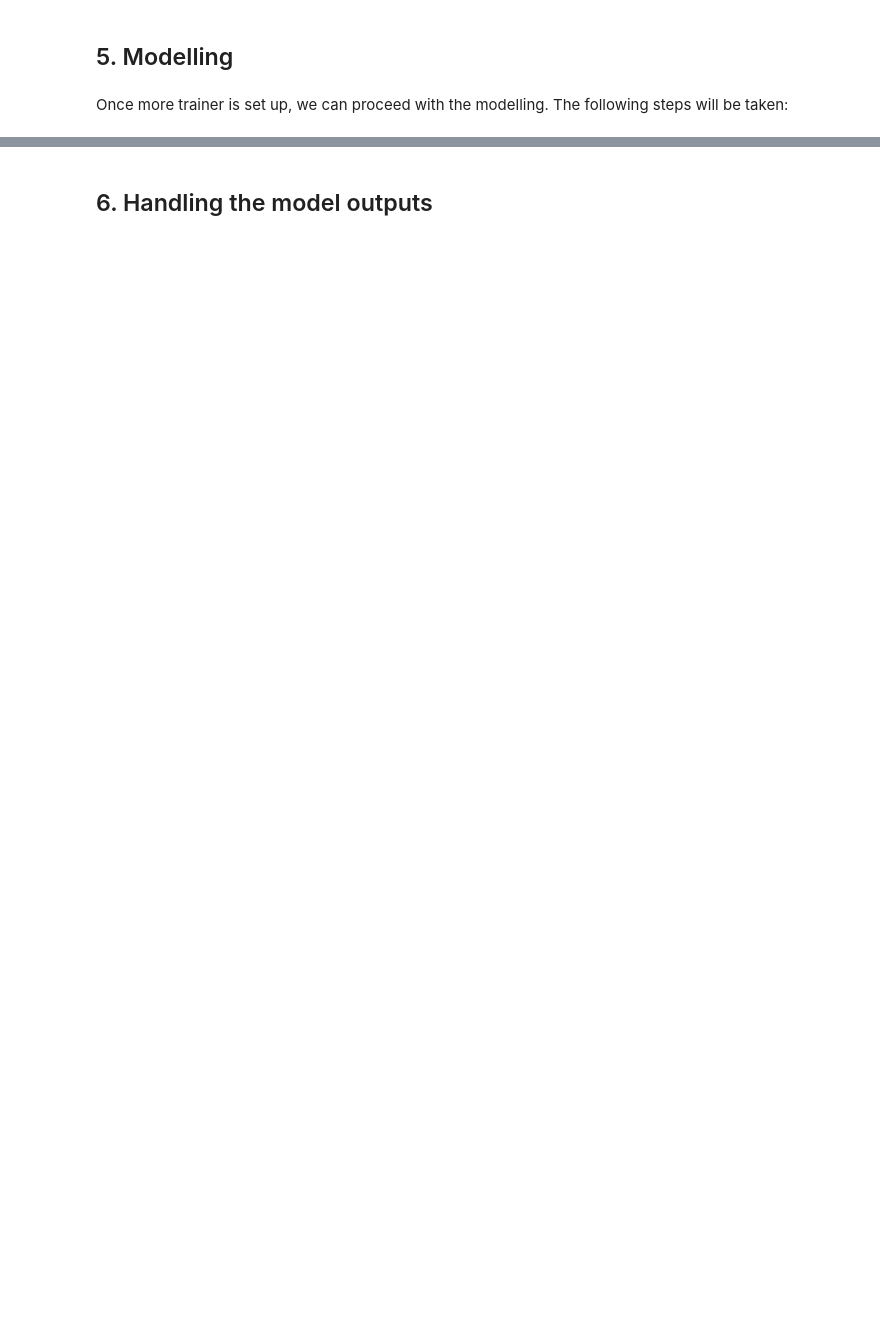
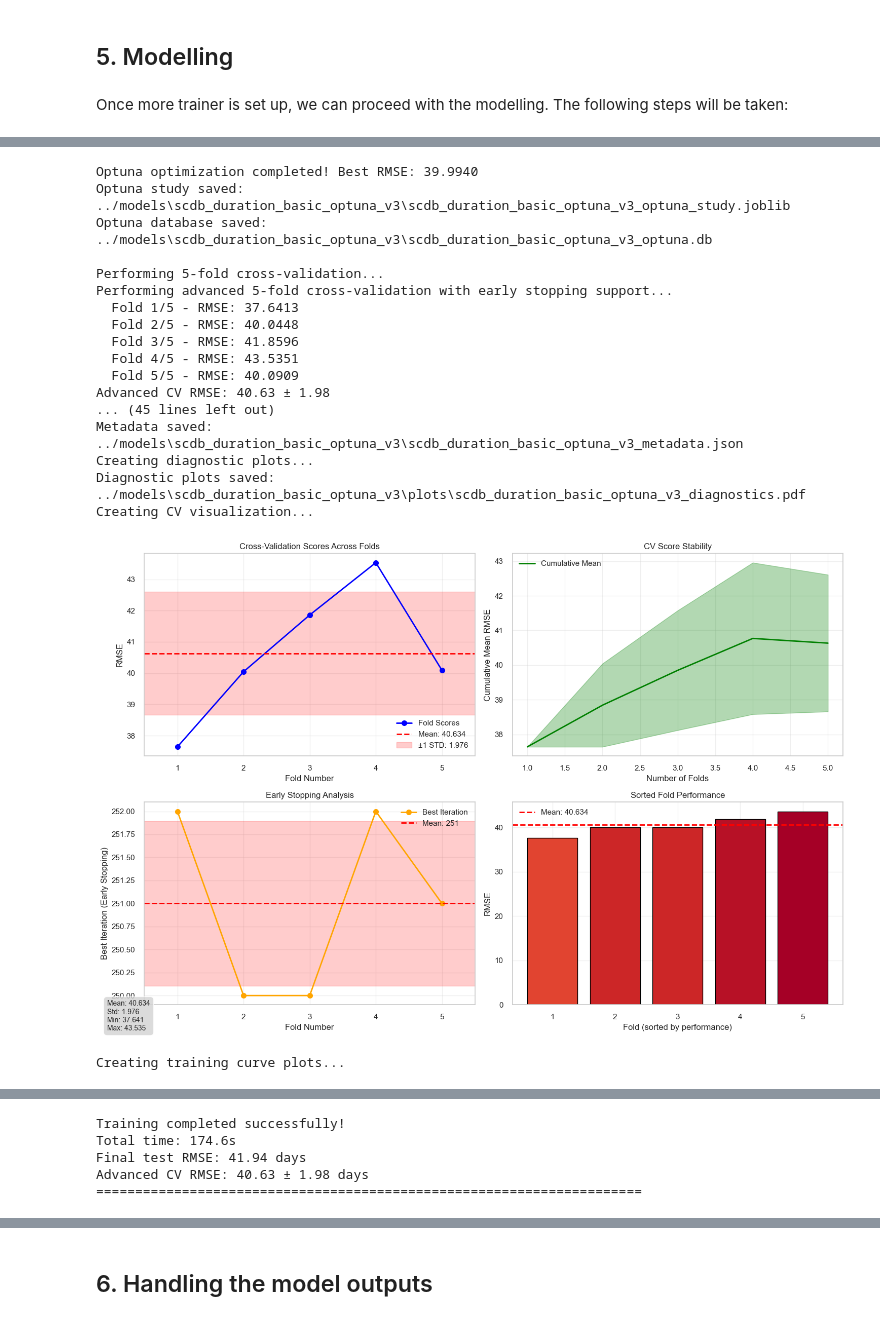
Before and after one commit to MPKuchciak/scdb-case-timing-prediction, a Jupyter notebook: notebooks/003_XGB_XAI.ipynb, the cells around one changed output, grey strips where cells are left out. Saved outputs shown, nothing was run; the diff lists cells and outputs as text; code cells hidden in the pictures; blank space fills up the shorter version.

```diff
--- a/notebooks/003_XGB_XAI.ipynb
+++ b/notebooks/003_XGB_XAI.ipynb
@@ -1595,0 +2000,35 @@ Creating CV visualization...
+# %%
+# More conservative Optuna search space to combat overfitting
+optuna_search_space_regularized = {
+    'n_estimators': {'type': 'int', 'low': 100, 'high': 1000},  # Reduced from 800-4000
+    'learning_rate': {'type': 'float', 'low': 0.01, 'high': 0.1, 'log': True},  # Increased minimum
+    'max_depth': {'type': 'int', 'low': 3, 'high': 8},  # Reduced from 3-14
+    'subsample': {'type': 'float', 'low': 0.5, 'high': 0.8, 'step': 0.05},  # More aggressive subsampling
+    'colsample_bytree': {'type': 'float', 'low': 0.5, 'high': 0.8, 'step': 0.05},  # More aggressive
+    'gamma': {'type': 'float', 'low': 0.1, 'high': 5.0, 'log': True},  # Increased for more pruning
+    'min_child_weight': {'type': 'int', 'low': 5, 'high': 20},  # Increased from 3-15
+    'reg_lambda': {'type': 'float', 'low': 1.0, 'high': 100.0, 'log': True},  # Stronger L2
+    'reg_alpha': {'type': 'float', 'low': 0.1, 'high': 50.0, 'log': True},  # Stronger L1
+}
+# %%
+results_fs_optuna = trainer.train_model(
+    X=current_X, y=current_y,
+    numerical_features=current_num_for_trainer,
+    categorical_features=current_cat_for_trainer,
+    model_name=f'scdb_duration_{set_name_key}_optuna',
+    optimization_method='optuna',
+    optimization_params={
+        'n_trials': 100,
+        'timeout': 1200,
+        'search_space': optuna_search_space_regularized  # Use the regularized space
+    },
+    early_stopping_rounds=100,  # Increase from 50
+    create_plots=True,
+    perform_cv=True,
+    cv_folds=5,
+    advanced_cv=True,
+    plot_cv_results=True,
+    plot_training_curves=True,
+    eval_size=0.2  # Increase validation size
+)
+# %% [output]
@@ -1595,0 +2053,19 @@ Creating CV visualization...
+Optuna optimization completed! Best RMSE: 39.9940
+Optuna study saved: ../models\scdb_duration_basic_optuna_v3\scdb_duration_basic_optuna_v3_optuna_study.joblib
+Optuna database saved: ../models\scdb_duration_basic_optuna_v3\scdb_duration_basic_optuna_v3_optuna.db
+
+Performing 5-fold cross-validation...
+Performing advanced 5-fold cross-validation with early stopping support...
+  Fold 1/5 - RMSE: 37.6413
+  Fold 2/5 - RMSE: 40.0448
+  Fold 3/5 - RMSE: 41.8596
+  Fold 4/5 - RMSE: 43.5351
+  Fold 5/5 - RMSE: 40.0909
+Advanced CV RMSE: 40.63 ± 1.98
+... (45 lines left out)
+Metadata saved: ../models\scdb_duration_basic_optuna_v3\scdb_duration_basic_optuna_v3_metadata.json
+Creating diagnostic plots...
+Diagnostic plots saved: ../models\scdb_duration_basic_optuna_v3\plots\scdb_duration_basic_optuna_v3_diagnostics.pdf
+Creating CV visualization...
+[figure, added]
+Creating training curve plots...
@@ -1595,0 +2073,5 @@ Creating CV visualization...
+Training completed successfully!
+Total time: 174.6s
+Final test RMSE: 41.94 days
+Advanced CV RMSE: 40.63 ± 1.98 days
+======================================================================
```
Also changed, not shown: parts of 35 cells of this notebook, 2 other files.
